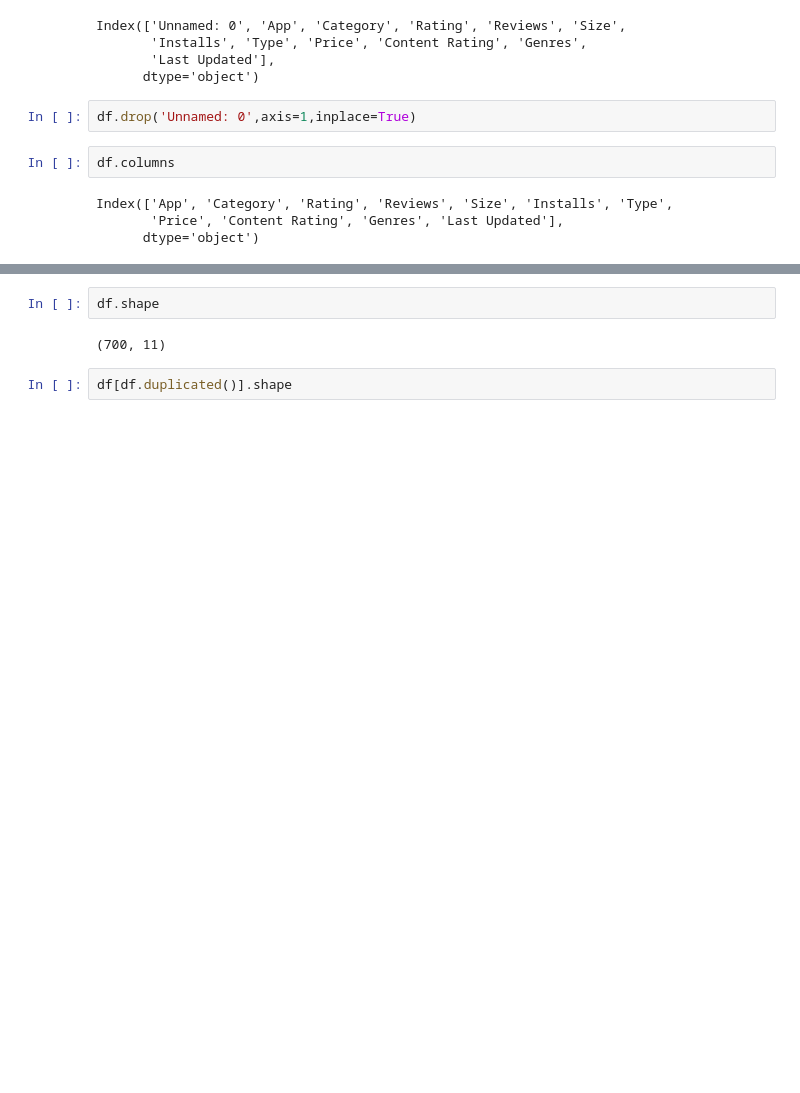
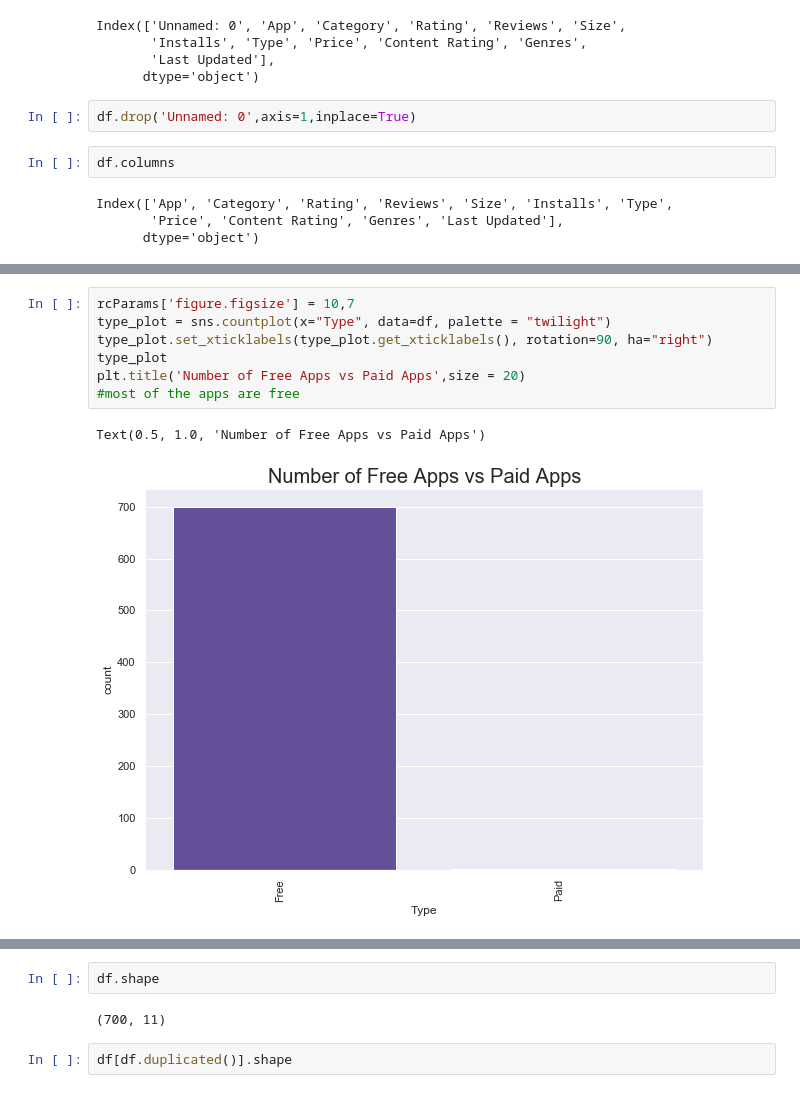
Before and after one commit to manasapesu/GooglePlayStoreApps, a Jupyter notebook: Code.ipynb, the cells around one changed output, grey strips where cells are left out. Drawn from its saved outputs; the diff is of its cells as text; blank space fills up the shorter version.

```diff
--- a/Code.ipynb
+++ b/Code.ipynb
@@ -28,0 +58,10 @@ df.head()
+# %%
+rcParams['figure.figsize'] = 10,7
+type_plot = sns.countplot(x="Type", data=df, palette = "twilight")
+type_plot.set_xticklabels(type_plot.get_xticklabels(), rotation=90, ha="right")
+type_plot
+plt.title('Number of Free Apps vs Paid Apps',size = 20)
+#most of the apps are free
+# %% [output]
+Text(0.5, 1.0, 'Number of Free Apps vs Paid Apps')
+[figure, added]
```
Also changed, not shown: parts of 26 cells of this notebook.
